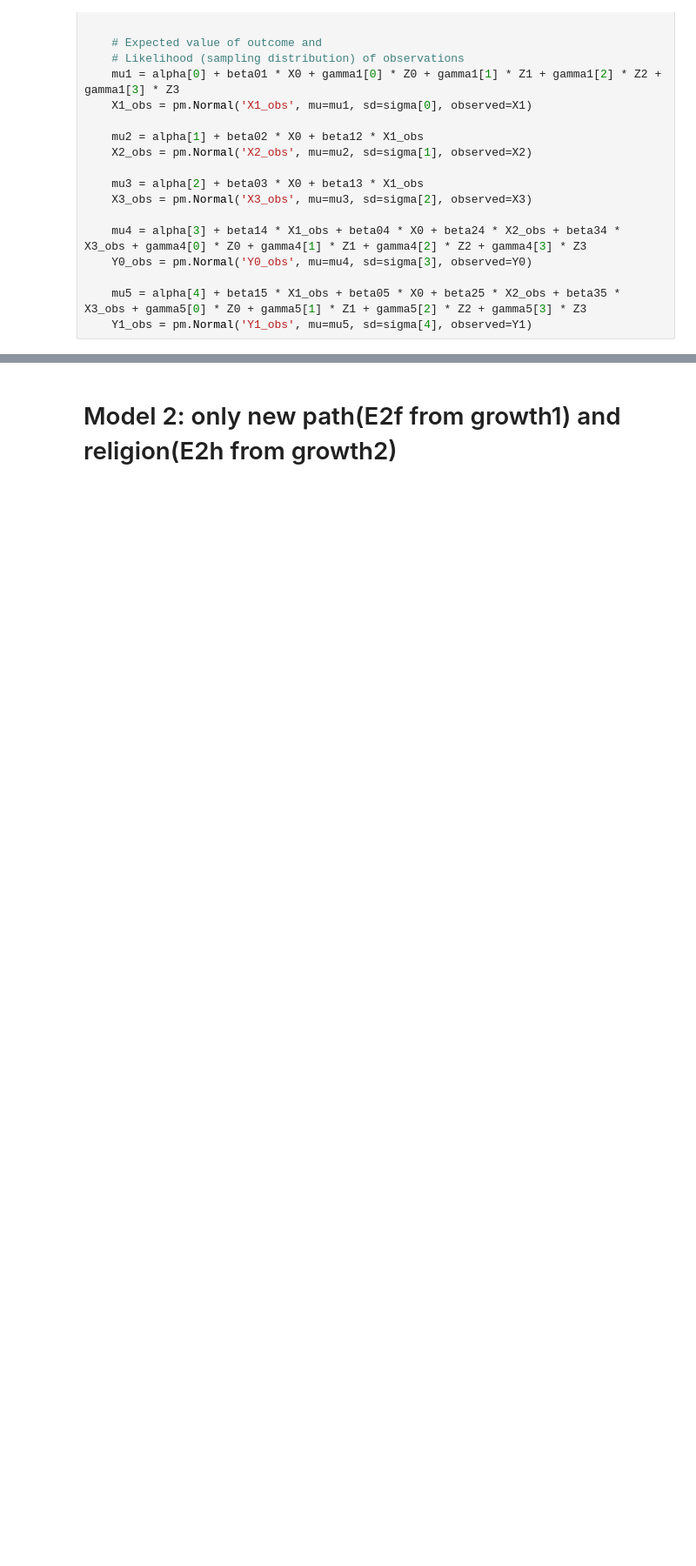
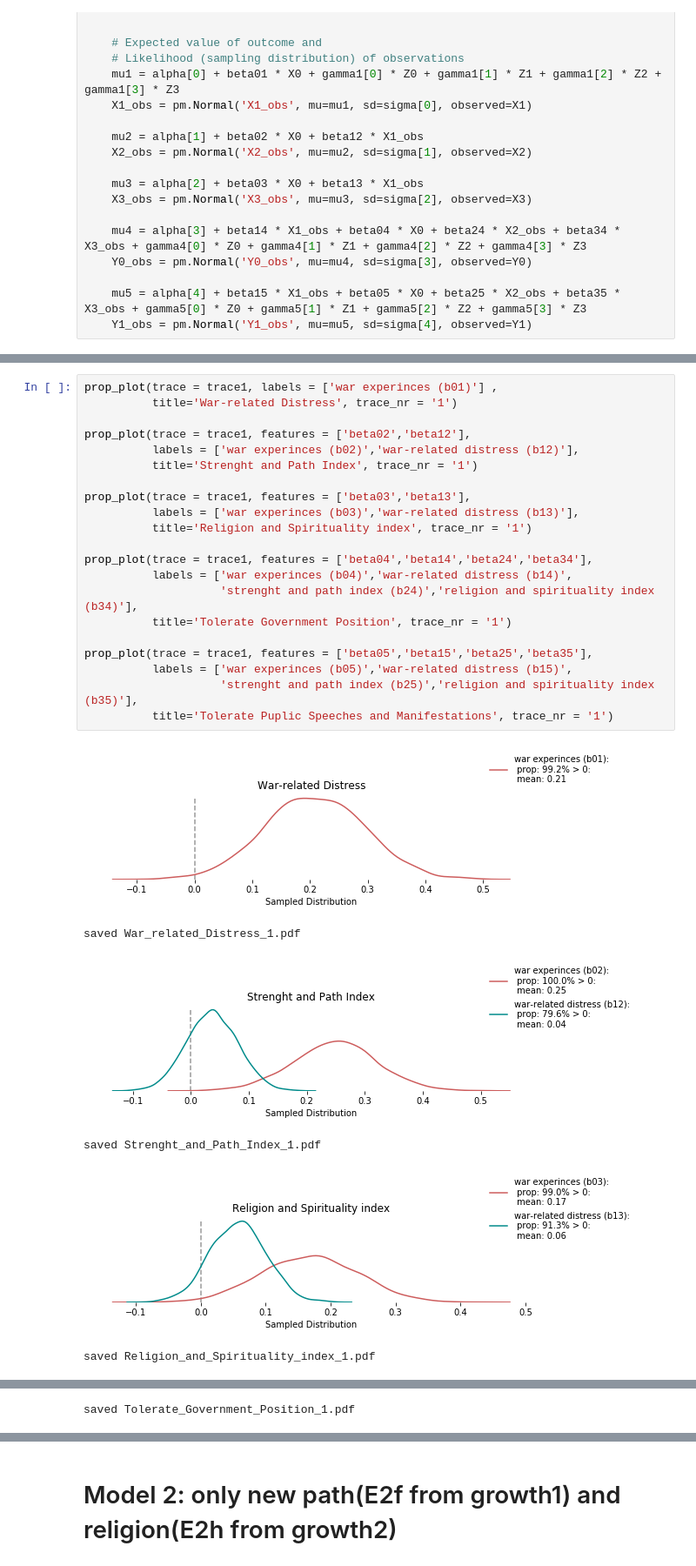
Before and after one commit to Polichinel/PLWC_scripts, a Jupyter notebook: py_bayesian_sem.ipynb, the cells around one changed output, grey strips where cells are left out. Shown at 87% size. Drawn from its saved outputs; the diff is of its cells as text; blank space fills up the shorter version.

```diff
--- a/py_bayesian_sem.ipynb
+++ b/py_bayesian_sem.ipynb
@@ -568,0 +592,28 @@ prop_plot(trace = trace1, features = ['beta05','beta15','beta25','beta35'], labe
+# %%
+prop_plot(trace = trace1, labels = ['war experinces (b01)'] ,
+          title='War-related Distress', trace_nr = '1')
+
+prop_plot(trace = trace1, features = ['beta02','beta12'],
+          labels = ['war experinces (b02)','war-related distress (b12)'],
+          title='Strenght and Path Index', trace_nr = '1')
+
+prop_plot(trace = trace1, features = ['beta03','beta13'],
+          labels = ['war experinces (b03)','war-related distress (b13)'],
+          title='Religion and Spirituality index', trace_nr = '1')
+
+prop_plot(trace = trace1, features = ['beta04','beta14','beta24','beta34'],
+          labels = ['war experinces (b04)','war-related distress (b14)',
+                    'strenght and path index (b24)','religion and spirituality index (b34)'],
+          title='Tolerate Government Position', trace_nr = '1')
+
+prop_plot(trace = trace1, features = ['beta05','beta15','beta25','beta35'],
+          labels = ['war experinces (b05)','war-related distress (b15)',
+                    'strenght and path index (b25)','religion and spirituality index (b35)'],
+          title='Tolerate Puplic Speeches and Manifestations', trace_nr = '1')
+# %% [output]
+[figure, added]
+saved War_related_Distress_1.pdf
+[figure, added]
+saved Strenght_and_Path_Index_1.pdf
+[figure, added]
+saved Religion_and_Spirituality_index_1.pdf
@@ -568,0 +621 @@ prop_plot(trace = trace1, features = ['beta05','beta15','beta25','beta35'], labe
+saved Tolerate_Government_Position_1.pdf
```
Also changed, not shown: parts of 46 cells of this notebook.
